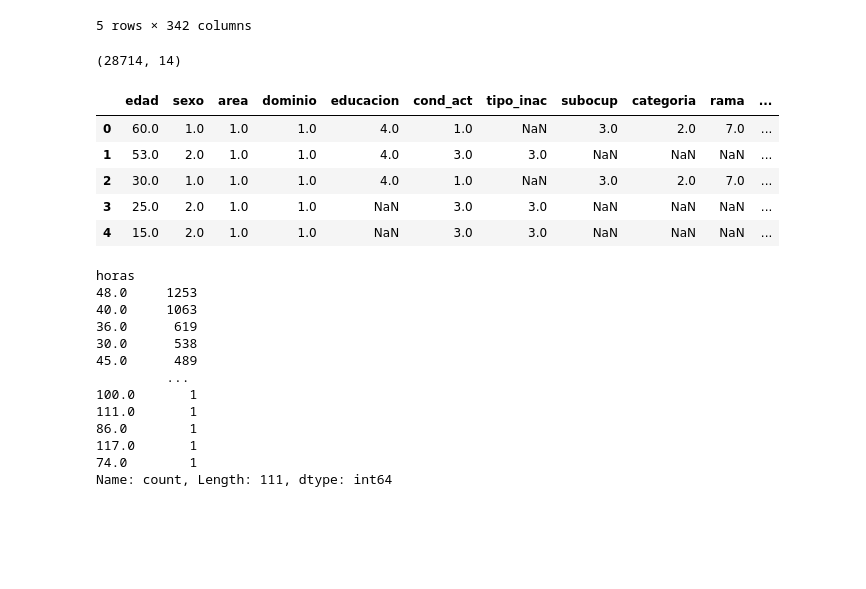
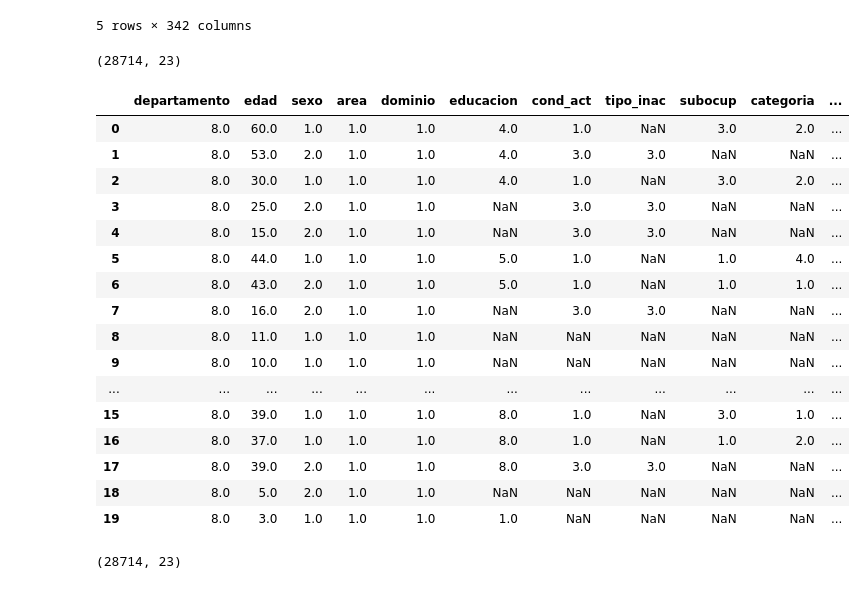
Before and after one commit to hakaiso/proyecto1-ehpm-desempleo, a Jupyter notebook: notebooks/limpieza-portafolio-2025.ipynb, the cells around one changed output. Cells and saved outputs as stored; diff of their text form; code cells hidden in the pictures; blank space fills up the shorter version.

Commit message:
Continuacion trabajo de limpieza
Se agegaron nuevas variables a la base de trabajo
Se comenzo con el perfil y la revision de valores

```diff
--- a/notebooks/limpieza-portafolio-2025.ipynb
+++ b/notebooks/limpieza-portafolio-2025.ipynb
@@ -60,55 +61,64 @@ df.head()
 # %%
 
 # ------------------------------------------------------------------ Paso 3: selección
-#Definimos un diccionario nombre_estándar → variable del archivo. Trabajar con 14 variables elegidas es mejor
+#Definimos un diccionario nombre_estándar → variable del archivo. Trabajar con 23 variables elegidas es mejor
 # que con 287. La aserción falla temprano si algún nombre no existe. base es la tabla con la que seguimos.
 
 COLS = {
+    "departamento": "DEPTO",   # Departamento del encuestado
     "edad":      "EDAD",      # años cumplidos (numérica)
     "sexo":      "SEXO",      # 1 Hombre, 2 Mujer
     "area":      "UR",        # 1 Urbana, 2 Rural
     "dominio":   "DOMINIO",   # 5 zonas de estimación
     "educacion": "ED05",      # nivel educativo más alto alcanzado
     "cond_act":  "CONDACT",   # 1 Ocupado, 2 Desocupado, 3 Fuera de la FT
     "tipo_inac": "TIPINAC",   # 2 = Desalentado
     "subocup":   "ACTIVIDA",  # 2 subocupado por tiempo, 3 por ingreso
     "categoria": "CATEGOP",   # categoría ocupacional
     "rama":      "RAMAOP",    # rama de la ocupación principal
-    "horas":     "TOTHRSOP",    # total de horas laboradas
+    "aguinaldo": "OC620", # recibe aguinaldo
+    "catorceavo": "OC621", # recibe catorceavo
+    "vacaciones": "OC622", # recibe bono de vacaciones (Esta y las dos anteriores para estimación de informalidad)
+    "horas_principal": "TOTHRSOP",   # solo ocupación principal
+    "ytrab":  "ytrab",               # ingreso por trabajo total
+    "ytraop": "ytraop",      # Ingreso de la ocupación principal
+    "ytraos": "ytraos",              # ingreso de la ocupación secundaria
+    "desea_mas_horas": "CA522",      # ¿Hubiera querido trabajar más horas?
     "nsalmin":   "NSALMIN",   # tramo de salario mínimo
+    "numsalmin": "NUMSALMIN", # tramo del salario mínimo con definiciones de subocupación
     "salmin":    "SALMIN",    # monto del salario mínimo aplicado
     "factor":    "FACTOR",    # factor de expansión
 }
 faltan = [v for v in COLS.values() if v not in df.columns]
 assert not faltan, f"No están en el archivo: {faltan}"
 base = df[list(COLS.values())].rename(columns={v: k for k, v in COLS.items()})
 print(base.shape)
-base.head()
+base.head(20)
 # %% [output]
-(28714, 14)
+(28714, 23)
-|  | edad | sexo | area | dominio | educacion | cond_act | tipo_inac | subocup | categoria | rama | ... |
-| 0 | 60.0 | 1.0 | 1.0 | 1.0 | 4.0 | 1.0 | NaN | 3.0 | 2.0 | 7.0 | ... |
-| 1 | 53.0 | 2.0 | 1.0 | 1.0 | 4.0 | 3.0 | 3.0 | NaN | NaN | NaN | ... |
-| 2 | 30.0 | 1.0 | 1.0 | 1.0 | 4.0 | 1.0 | NaN | 3.0 | 2.0 | 7.0 | ... |
-| 3 | 25.0 | 2.0 | 1.0 | 1.0 | NaN | 3.0 | 3.0 | NaN | NaN | NaN | ... |
-| 4 | 15.0 | 2.0 | 1.0 | 1.0 | NaN | 3.0 | 3.0 | NaN | NaN | NaN | ... |
+|  | departamento | edad | sexo | area | dominio | educacion | cond_act | tipo_inac | subocup | categoria | ... |
+| 0 | 8.0 | 60.0 | 1.0 | 1.0 | 1.0 | 4.0 | 1.0 | NaN | 3.0 | 2.0 | ... |
+| 1 | 8.0 | 53.0 | 2.0 | 1.0 | 1.0 | 4.0 | 3.0 | 3.0 | NaN | NaN | ... |
+| 2 | 8.0 | 30.0 | 1.0 | 1.0 | 1.0 | 4.0 | 1.0 | NaN | 3.0 | 2.0 | ... |
+| 3 | 8.0 | 25.0 | 2.0 | 1.0 | 1.0 | NaN | 3.0 | 3.0 | NaN | NaN | ... |
+| 4 | 8.0 | 15.0 | 2.0 | 1.0 | 1.0 | NaN | 3.0 | 3.0 | NaN | NaN | ... |
+| 5 | 8.0 | 44.0 | 1.0 | 1.0 | 1.0 | 5.0 | 1.0 | NaN | 1.0 | 4.0 | ... |
+| 6 | 8.0 | 43.0 | 2.0 | 1.0 | 1.0 | 5.0 | 1.0 | NaN | 1.0 | 1.0 | ... |
+| 7 | 8.0 | 16.0 | 2.0 | 1.0 | 1.0 | NaN | 3.0 | 3.0 | NaN | NaN | ... |
+| 8 | 8.0 | 11.0 | 1.0 | 1.0 | 1.0 | NaN | NaN | NaN | NaN | NaN | ... |
+| 9 | 8.0 | 10.0 | 1.0 | 1.0 | 1.0 | NaN | NaN | NaN | NaN | NaN | ... |
+| ... | ... | ... | ... | ... | ... | ... | ... | ... | ... | ... | ... |
+| 15 | 8.0 | 39.0 | 1.0 | 1.0 | 1.0 | 8.0 | 1.0 | NaN | 3.0 | 1.0 | ... |
+| 16 | 8.0 | 37.0 | 1.0 | 1.0 | 1.0 | 8.0 | 1.0 | NaN | 1.0 | 2.0 | ... |
+| 17 | 8.0 | 39.0 | 2.0 | 1.0 | 1.0 | 8.0 | 3.0 | 3.0 | NaN | NaN | ... |
+| 18 | 8.0 | 5.0 | 2.0 | 1.0 | 1.0 | NaN | NaN | NaN | NaN | NaN | ... |
+| 19 | 8.0 | 3.0 | 1.0 | 1.0 | 1.0 | 1.0 | NaN | NaN | NaN | NaN | ... |
-# %%
-base["horas"].unique()          # array con los valores distintos
-base["horas"].value_counts()    # cada valor con su frecuencia, de mayor a menor
-# %% [output]
-horas
-48.0     1253
-40.0     1063
-36.0      619
-30.0      538
-45.0      489
-         ...
-100.0       1
-111.0       1
-86.0        1
-117.0       1
-74.0        1
-Name: count, Length: 111, dtype: int64
+# %%
+base = df[list(COLS.values())].rename(columns={v: k for k, v in COLS.items()})
+crudo = base.copy()      # códigos originales, con los nombres estándar
+print(base.shape)
+# %% [output]
+(28714, 23)
 # %%
 # ------------------------------------------------------------------ Paso 4: tipado
 #Pasamos a numéricas las que lo son, y a categorías con texto las de código. Así las tablas se leen solas y se evitan
```
Also changed, not shown: parts of 11 cells of this notebook, 2 other files.
